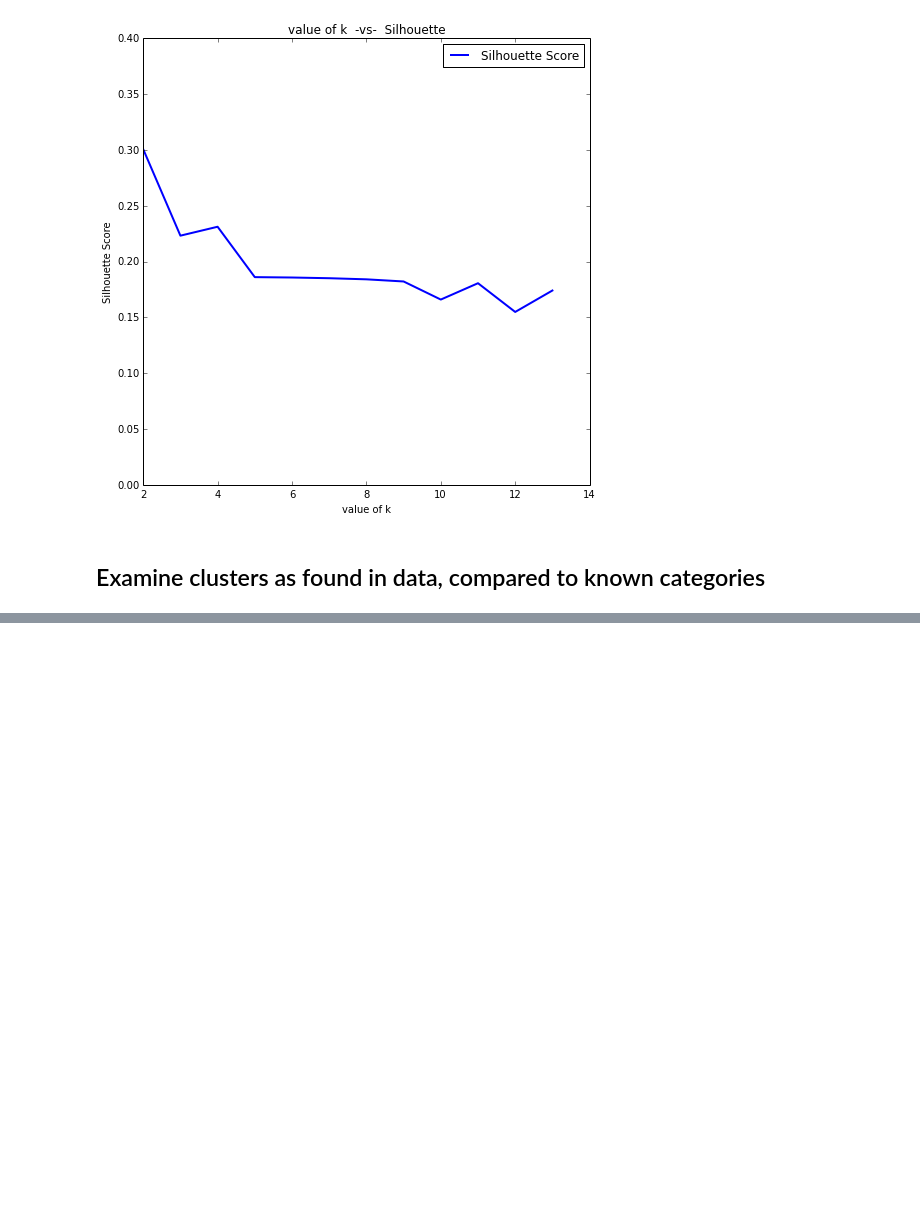
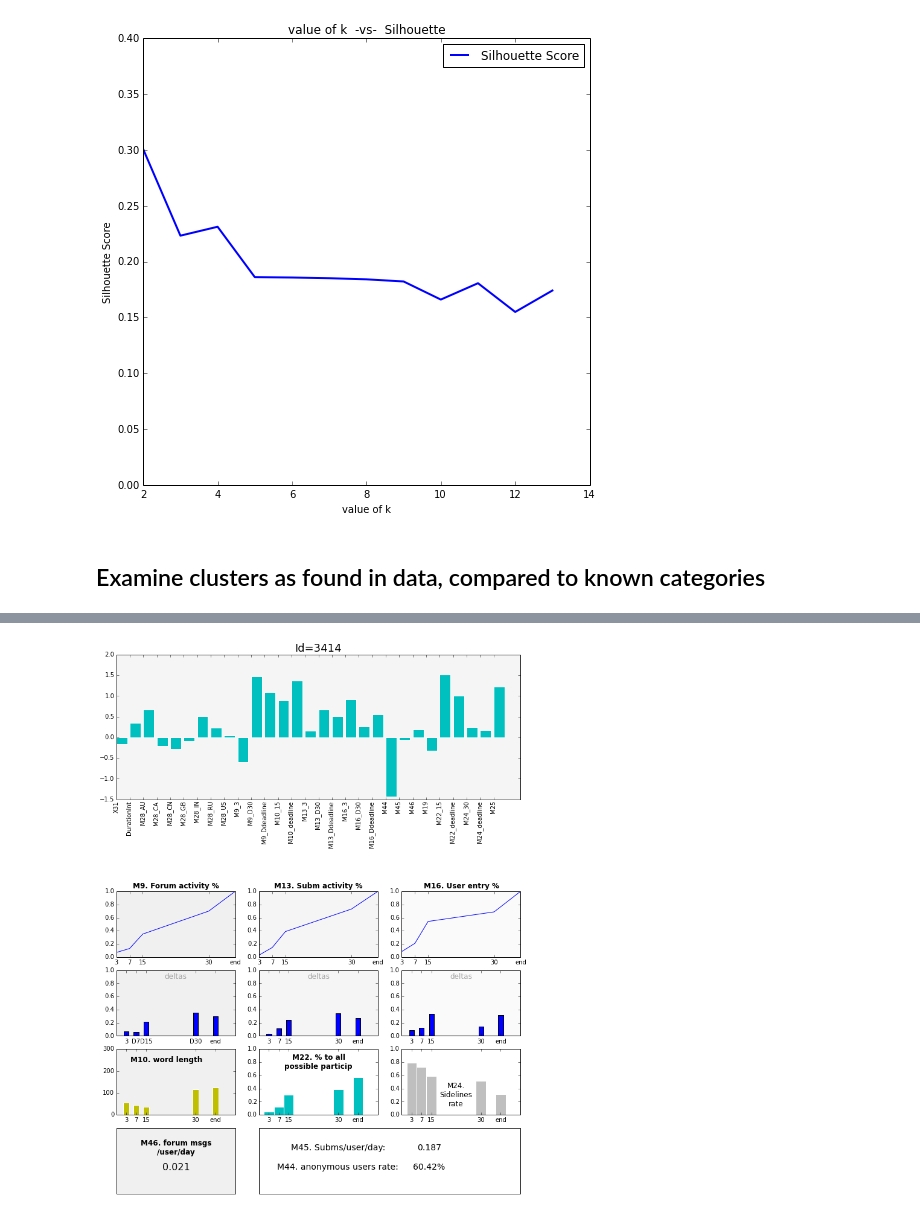
Before and after one commit to rjrest/comp-clustering, a Jupyter notebook: run_cluster.ipynb, the cells around one changed output, grey strips where cells are left out. Cells and saved outputs as stored; diff of their text form; code cells hidden in the pictures; blank space fills up the shorter version.

Commit message:
move code to feature_visualizers.py and create reportcard()

```diff
--- a/run_cluster.ipynb
+++ b/run_cluster.ipynb
@@ -724,3 +636,7 @@ df_clusters[['X2','X12','X17','M15','GuessedClass']][df_clusters.X17 == 3].sort(
+# %%
+reportcard(3414, df_final, df_norm)
+# %% [output]
+[figure, added]
 # %%
 # Examine Non-inclass in lower performing class
 #df_clusters[['X2','X12','X17','M15','GuessedClass']][( df_clusters.X17 <> 3) & (df_clusters.GuessedClass == 0) ]
```
Also changed, not shown: parts of 4 cells of this notebook, 4 other files.
